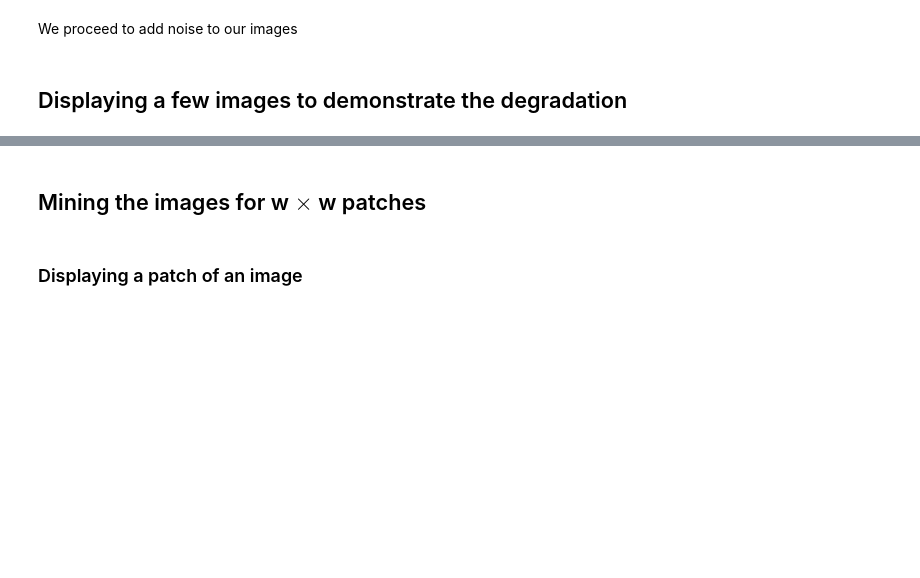
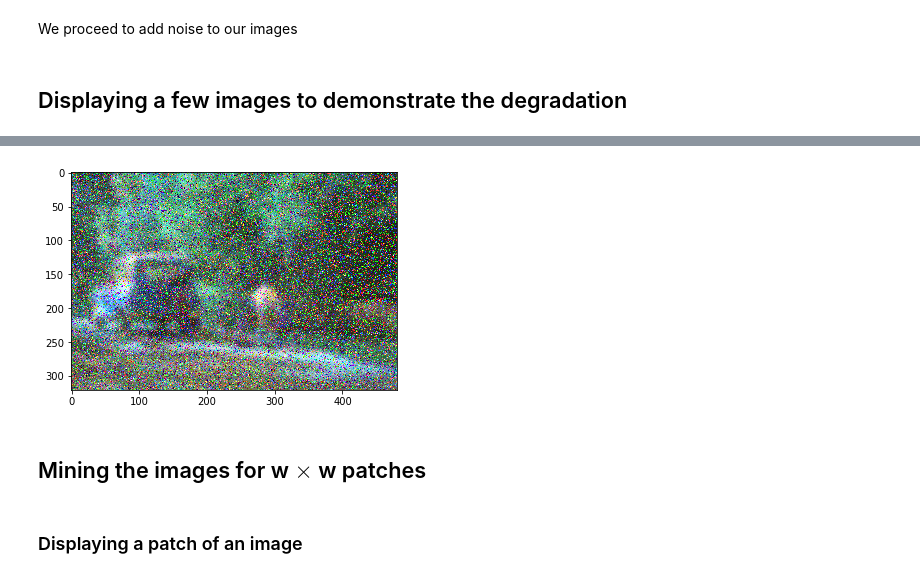
Before and after one commit to Rohit01-zoey/EE610-Image-Processing, a Jupyter notebook: Assignment2/Assignment2.ipynb, the cells around one changed output, grey strips where cells are left out. Cells and saved outputs as stored; diff of their text form; code cells hidden in the pictures; blank space fills up the shorter version.

```diff
--- a/Assignment2/Assignment2.ipynb
+++ b/Assignment2/Assignment2.ipynb
@@ -136,7 +140,12 @@ for i in sp_amt:
 # %%
 #cv2.imshow("First image", img_train_noise[1])
 #cv2.imshow("Second image", img_test_noise[6])
 #cv2.waitKey(-1)
+
+plt.imshow(img_test_noise[6])
+plt.show()
+# %% [output]
+[figure, added]
 # %% [markdown]
 ## Mining the images for w $\times$ w patches
 # %%
```
Also changed, not shown: parts of 27 cells of this notebook.
